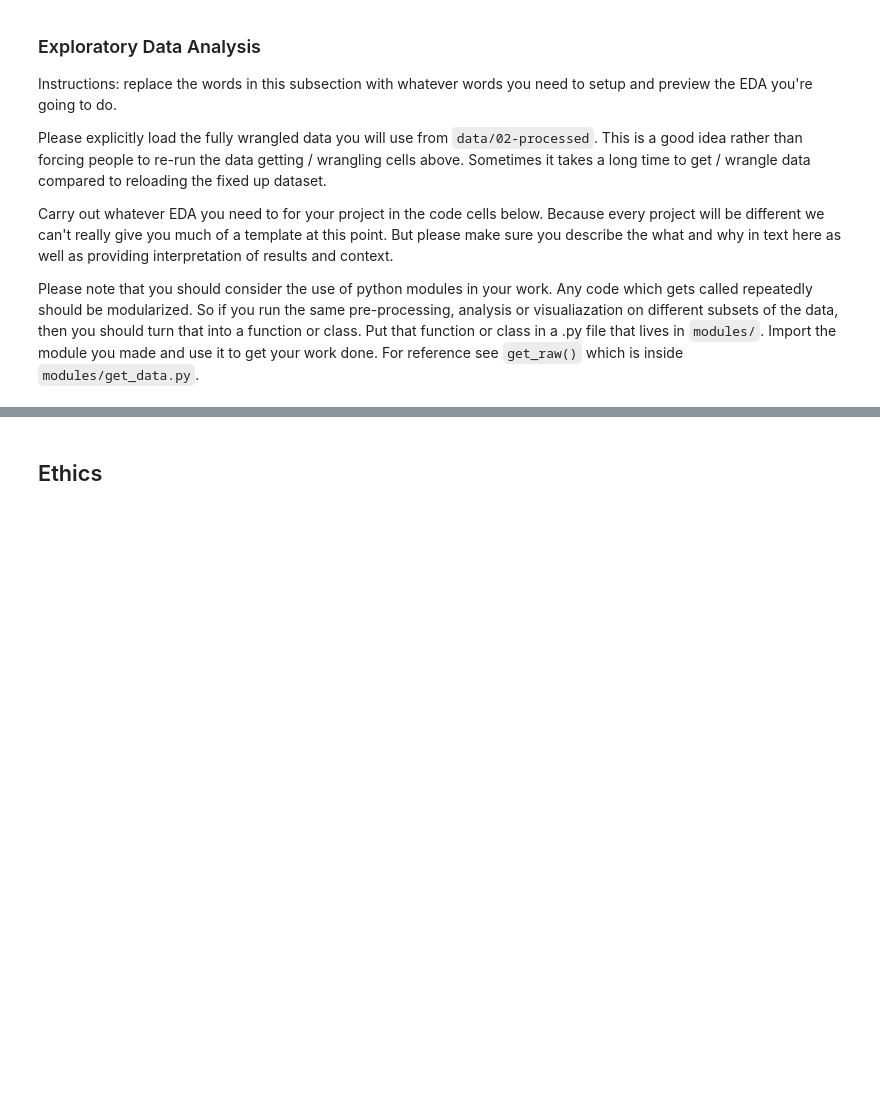
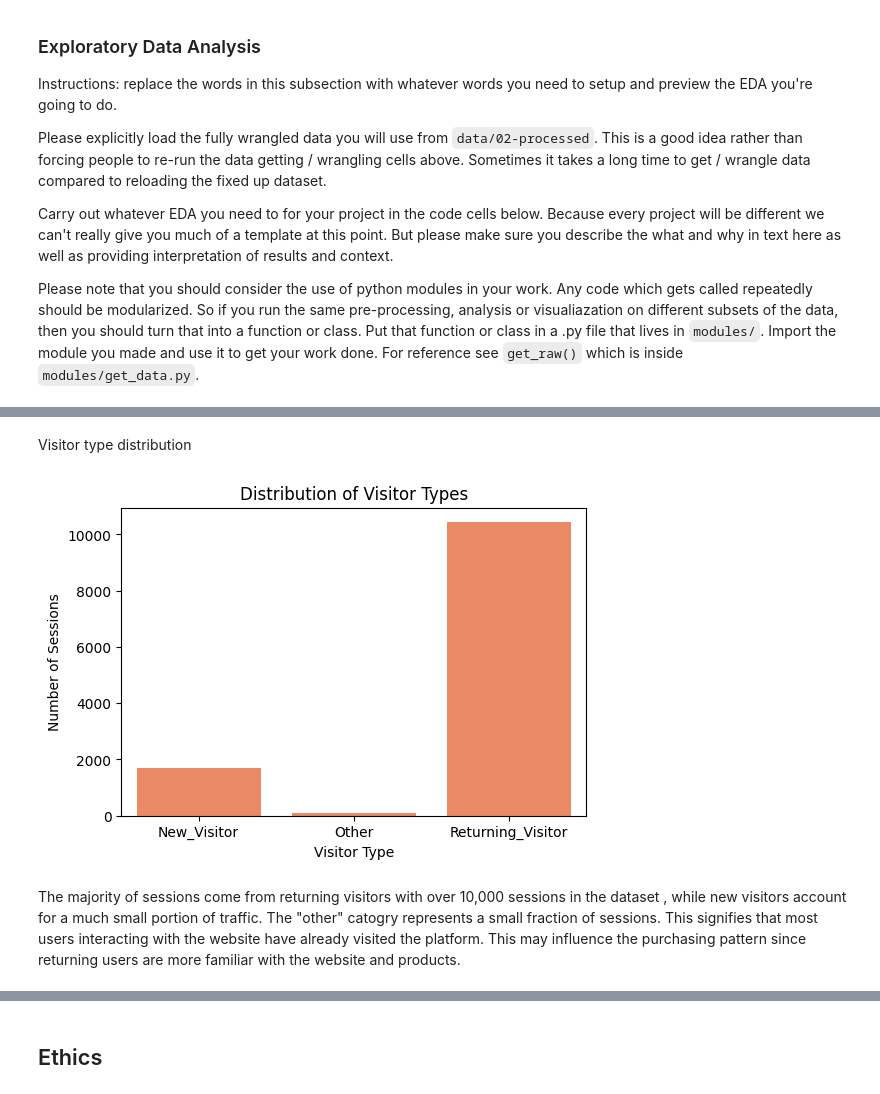
Before and after one commit to COGS108/Group067_WI26, a Jupyter notebook: 02-EDACheckpoint.ipynb, the cells around one changed output, grey strips where cells are left out. Cells and saved outputs as stored; diff of their text form; code cells hidden in the pictures; blank space fills up the shorter version.

```diff
--- a/02-EDACheckpoint.ipynb
+++ b/02-EDACheckpoint.ipynb
@@ -473,0 +475,14 @@ Some more words and stuff.  Remember notebooks work best if you interleave the c
+# %% [markdown]
+Visitor type distribution
+# %%
+plt.figure(figsize=(6,4))
+sns.countplot(x='VisitorType', data=df, color='coral')
+plt.title("Distribution of Visitor Types")
+plt.xlabel("Visitor Type")
+plt.ylabel("Number of Sessions")
+plt.show()
+# %% [output]
+[figure, added]
+# %% [markdown]
+The majority of sessions come from returning visitors with over 10,000 sessions in the dataset , while new visitors account for a much small portion of traffic. The
+"other" catogry represents a small fraction of sessions. This signifies that most users interacting with the website have already visited the platform. This may influence the purchasing pattern since returning users are more familiar with the website and products.
```
Also changed, not shown: parts of 89 cells of this notebook.
